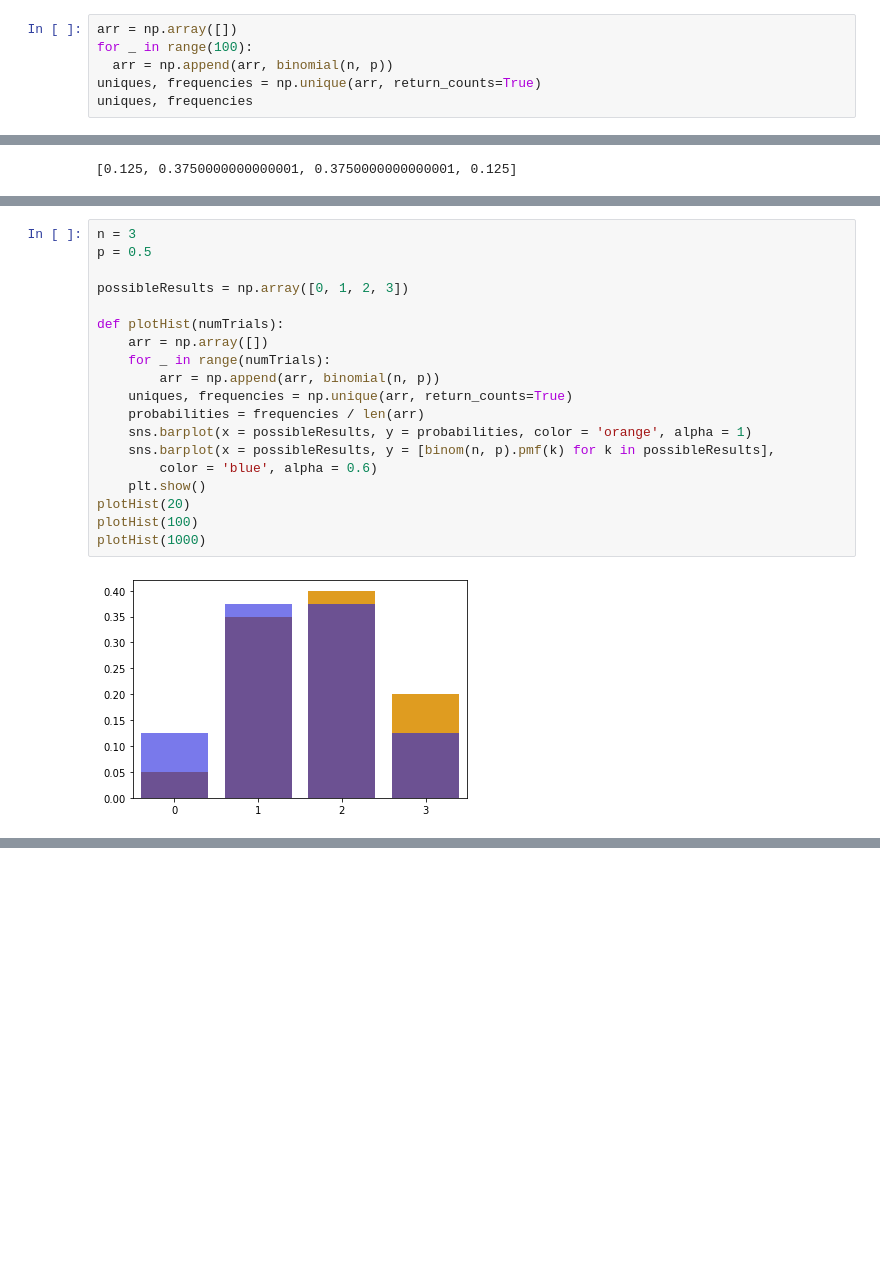
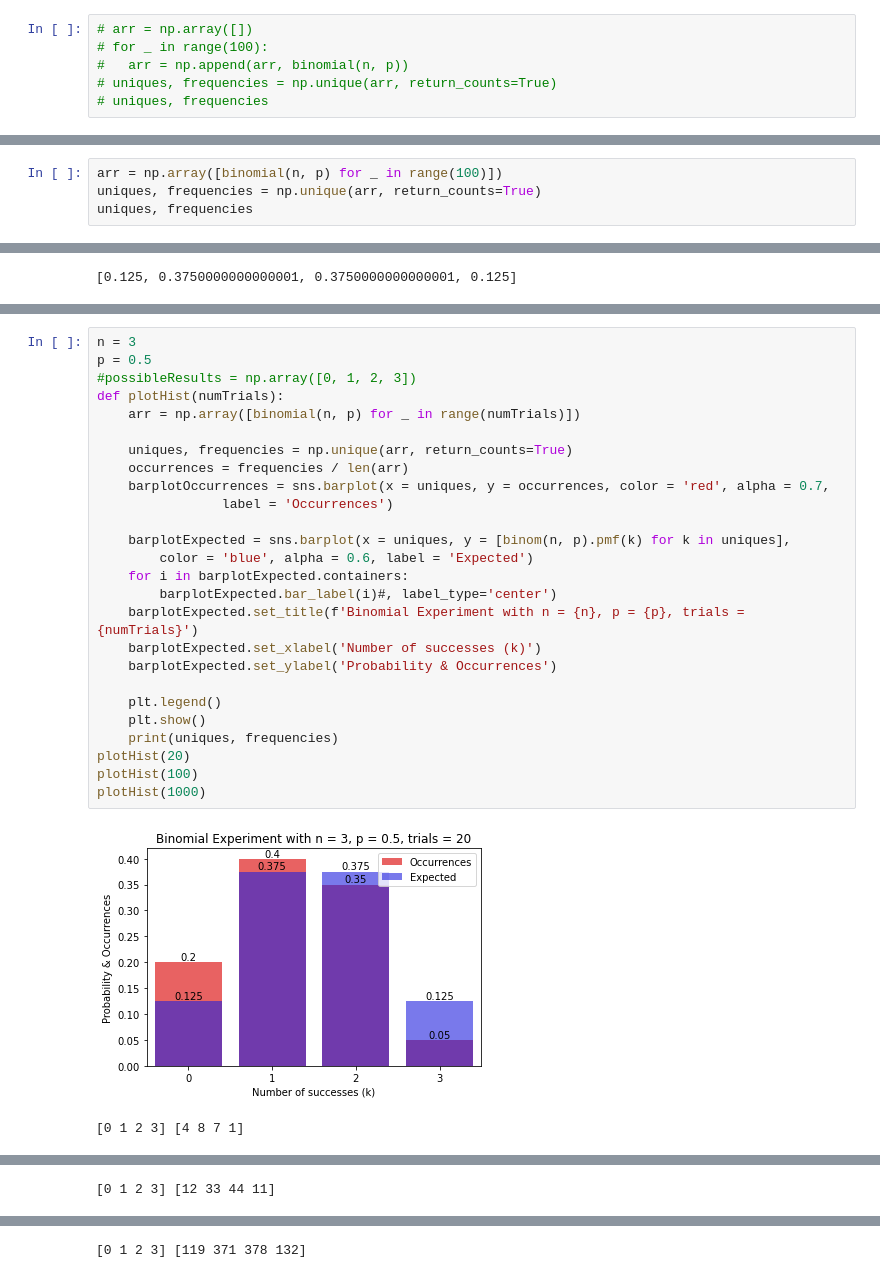
Before and after one commit to DiegoFLM/probability-with-Python, a Jupyter notebook: binomial.ipynb, the cells around one changed output, grey strips where cells are left out. Drawn from its saved outputs; the diff is of its cells as text; blank space fills up the shorter version.

Commit message:
vectorization and graphics improvement

```diff
--- a/binomial.ipynb
+++ b/binomial.ipynb
@@ -58,7 +66,7 @@ binomial(n, p)
 # %%
-arr = np.array([])
-for _ in range(100):
-  arr = np.append(arr, binomial(n, p))
-uniques, frequencies = np.unique(arr, return_counts=True)
-uniques, frequencies
+# arr = np.array([])
+# for _ in range(100):
+#   arr = np.append(arr, binomial(n, p))
+# uniques, frequencies = np.unique(arr, return_counts=True)
+# uniques, frequencies
 # %% [output]
@@ -65,0 +74,4 @@ uniques, frequencies
+# %%
+arr = np.array([binomial(n, p) for _ in range(100)])
+uniques, frequencies = np.unique(arr, return_counts=True)
+uniques, frequencies
@@ -81,21 +95,29 @@ sns.barplot(x = uniques, y = probabilities)
 # %%
 n = 3
 p = 0.5
+#possibleResults = np.array([0, 1, 2, 3])
+def plotHist(numTrials):
+    arr = np.array([binomial(n, p) for _ in range(numTrials)])
 
-possibleResults = np.array([0, 1, 2, 3])
+    uniques, frequencies = np.unique(arr, return_counts=True)
+    occurrences = frequencies / len(arr)
+    barplotOccurrences = sns.barplot(x = uniques, y = occurrences, color = 'red', alpha = 0.7,
+                label = 'Occurrences')
 
-def plotHist(numTrials):
-    arr = np.array([])
-    for _ in range(numTrials):
-        arr = np.append(arr, binomial(n, p))
-    uniques, frequencies = np.unique(arr, return_counts=True)
-    probabilities = frequencies / len(arr)
-    sns.barplot(x = possibleResults, y = probabilities, color = 'orange', alpha = 1)
-    sns.barplot(x = possibleResults, y = [binom(n, p).pmf(k) for k in possibleResults],
-        color = 'blue', alpha = 0.6)
+    barplotExpected = sns.barplot(x = uniques, y = [binom(n, p).pmf(k) for k in uniques],
+        color = 'blue', alpha = 0.6, label = 'Expected')
+    for i in barplotExpected.containers:
+        barplotExpected.bar_label(i)#, label_type='center')
+    barplotExpected.set_title(f'Binomial Experiment with n = {n}, p = {p}, trials = {numTrials}')
+    barplotExpected.set_xlabel('Number of successes (k)')
+    barplotExpected.set_ylabel('Probability & Occurrences')
+
+    plt.legend()
     plt.show()
+    print(uniques, frequencies)
 plotHist(20)
 plotHist(100)
 plotHist(1000)
 # %% [output]
-[figure, old version]
+[figure, new version]
+[0 1 2 3] [4 8 7 1]
@@ -102,0 +125 @@ plotHist(1000)
+[0 1 2 3] [12 33 44 11]
@@ -104,3 +127,4 @@ plotHist(1000)
+[0 1 2 3] [119 371 378 132]
 # %%
 # with pyplot:
 def plot_hist(num_trials):
```
Also changed, not shown: parts of 9 cells of this notebook, 1 other file.
